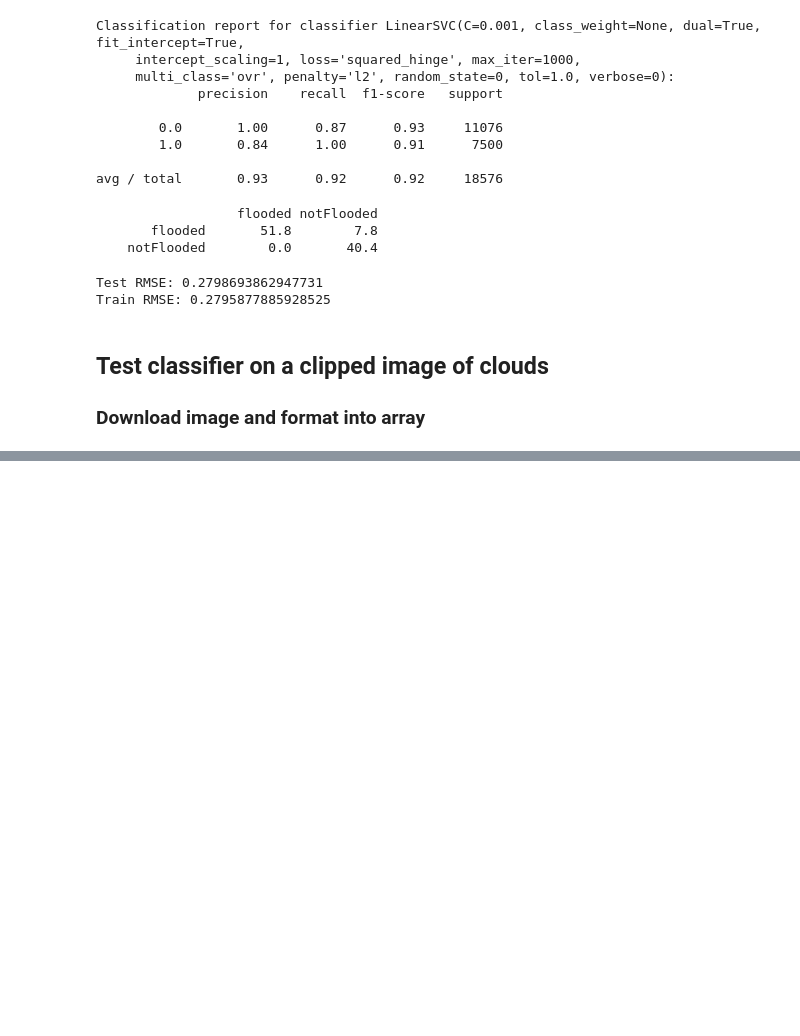
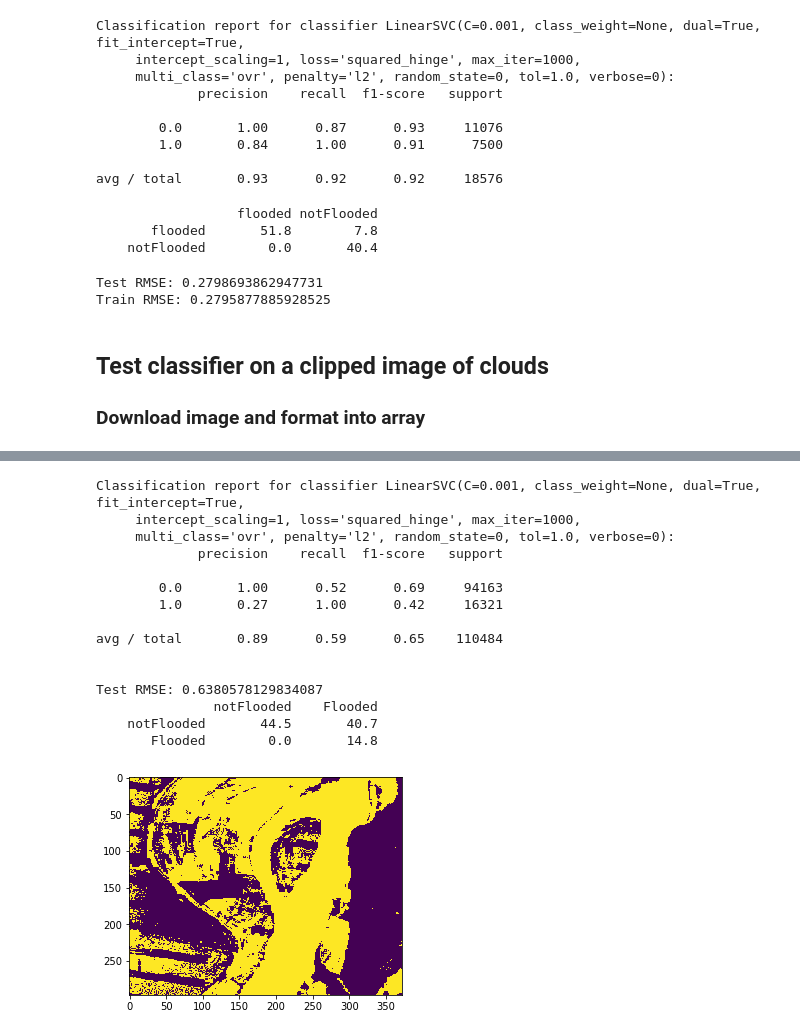
Before and after one commit to ianpdavies/cloudy_flood_prediction, a Jupyter notebook: notebooks/classifier_training.ipynb, the cells around one changed output, grey strips where cells are left out. Cells and saved outputs as stored; diff of their text form; code cells hidden in the pictures; blank space fills up the shorter version.

```diff
--- a/notebooks/classifier_training.ipynb
+++ b/notebooks/classifier_training.ipynb
@@ -349,0 +410,40 @@ arr2 = rasterToArray('../data/images/clouds2')
+# %%
+# Convert image array to df just so we can keep track of columns
+arr_df = pd.DataFrame(data=arr2, columns=feat_list_train)
+
+# Split into features and target
+X = arr_df.drop('flooded', axis=1)
+Y =  arr_df['flooded']
+y_pred_img = clf.predict(X)
+
+print("Classification report for classifier %s:\n%s\n"
+      % (clf, metrics.classification_report(Y, y_pred_img)))
+
+# RMSE of test data
+print('Test RMSE:', compute_rmse(y_pred_img, Y))
+
+# Confusion matrix
+print_cm(metrics.confusion_matrix(Y, y_pred_img)/len(y_pred_img)*100, labels=['notFlooded','Flooded'])
+# Top row = predicted, left col = true
+
+with rasterio.open(path2 + '/stack/stack.tif', 'r') as ds:
+        shape = ds.read(1).shape
+        preds2 = y_pred_img.reshape(shape)
+        plt.imshow(preds2)
+# %% [output]
+Classification report for classifier LinearSVC(C=0.001, class_weight=None, dual=True, fit_intercept=True,
+     intercept_scaling=1, loss='squared_hinge', max_iter=1000,
+     multi_class='ovr', penalty='l2', random_state=0, tol=1.0, verbose=0):
+             precision    recall  f1-score   support
+
+        0.0       1.00      0.52      0.69     94163
+        1.0       0.27      1.00      0.42     16321
+
+avg / total       0.89      0.59      0.65    110484
+
+
+Test RMSE: 0.6380578129834087
+               notFlooded    Flooded
+    notFlooded       44.5       40.7
+       Flooded        0.0       14.8
+[figure, added]
```
Also changed, not shown: parts of 12 cells of this notebook.
